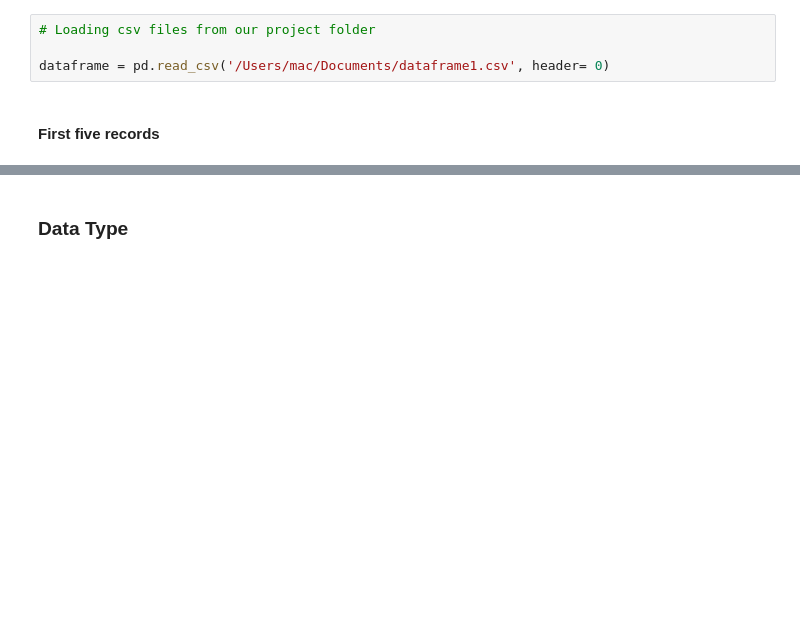
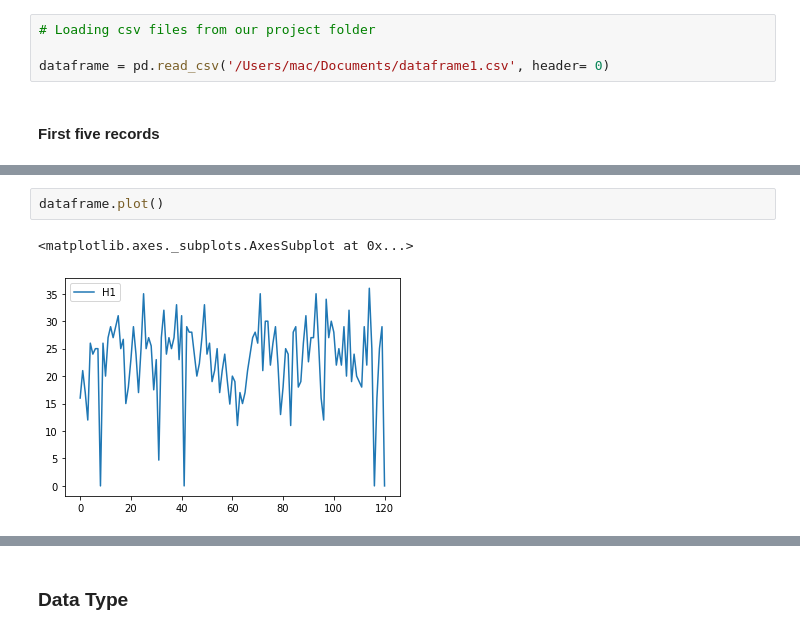
Before and after one commit to softcoder404/Student-Projects, a Jupyter notebook: Time Series Forecasting/load_csv_data3.ipynb, the cells around one changed output, grey strips where cells are left out. Saved outputs shown, nothing was run; the diff lists cells and outputs as text; blank space fills up the shorter version.

```diff
--- a/Time Series Forecasting/load_csv_data3.ipynb
+++ b/Time Series Forecasting/load_csv_data3.ipynb
@@ -22,3 +22,8 @@ dataframe.head(5)
 | 2 | 11/3/19 | 17.0 |
 | 3 | 11/4/19 | 12.0 |
 | 4 | 11/5/19 | 26.0 |
+# %%
+dataframe.plot()
+# %% [output]
+<matplotlib.axes._subplots.AxesSubplot at 0x...>
+[figure, added]
```
Also changed, not shown: parts of 8 cells of this notebook, 8 other files.
